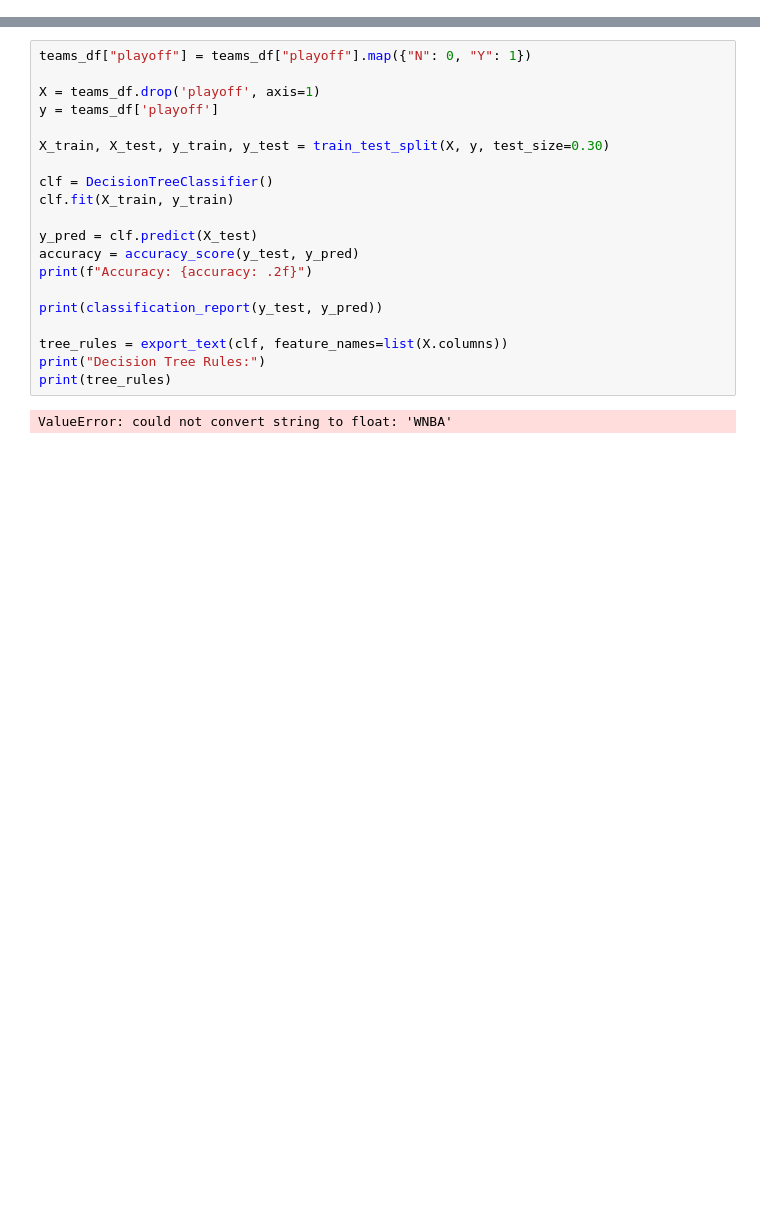
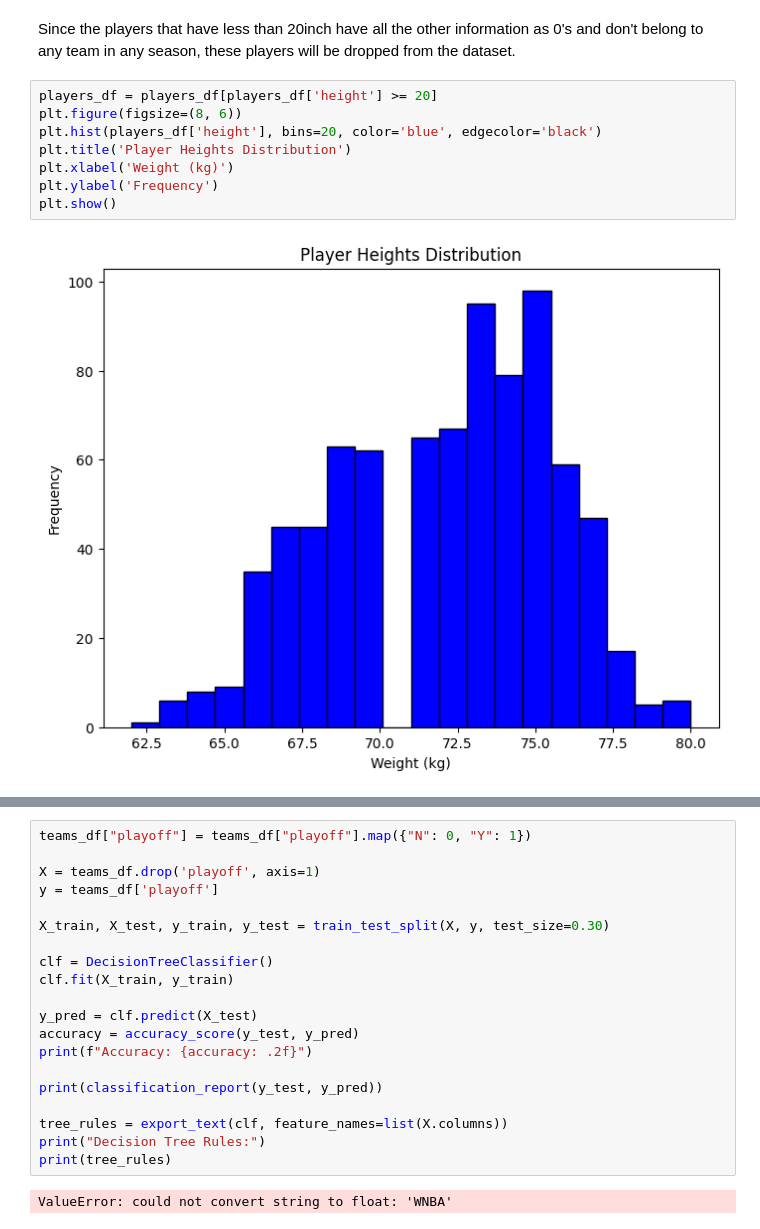
Before and after one commit to Hugo7gomes/FEUP_AC, a Jupyter notebook: firstApproach.ipynb, the cells around one changed output, grey strips where cells are left out. Saved outputs shown, nothing was run; the diff lists cells and outputs as text; blank space fills up the shorter version.

```diff
--- a/firstApproach.ipynb
+++ b/firstApproach.ipynb
@@ -10,0 +66,12 @@ from sklearn.tree import export_text
+# %% [markdown]
+Since the players that have less than 20inch have all the other information as 0's and don't belong to any team in any season, these players will be dropped from the dataset.
+# %%
+players_df = players_df[players_df['height'] >= 20]
+plt.figure(figsize=(8, 6))
+plt.hist(players_df['height'], bins=20, color='blue', edgecolor='black')
+plt.title('Player Heights Distribution')
+plt.xlabel('Weight (kg)')
+plt.ylabel('Frequency')
+plt.show()
+# %% [output]
+[figure, added]
```
Also changed, not shown: parts of 15 cells of this notebook, 1 other file.
